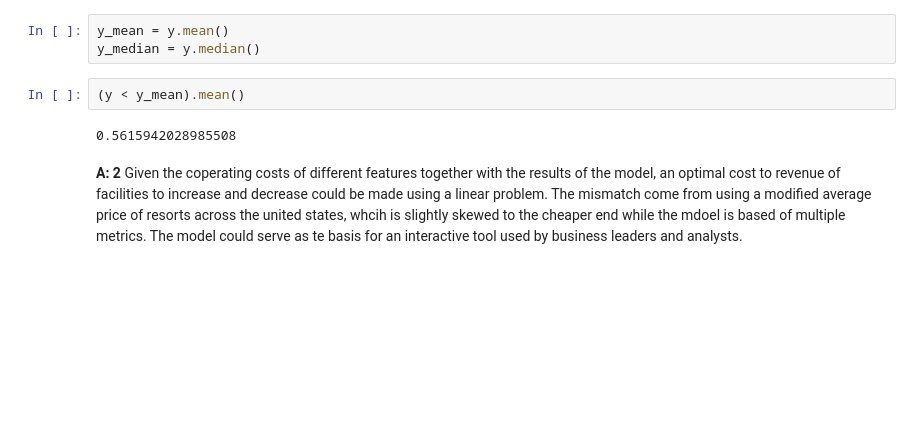
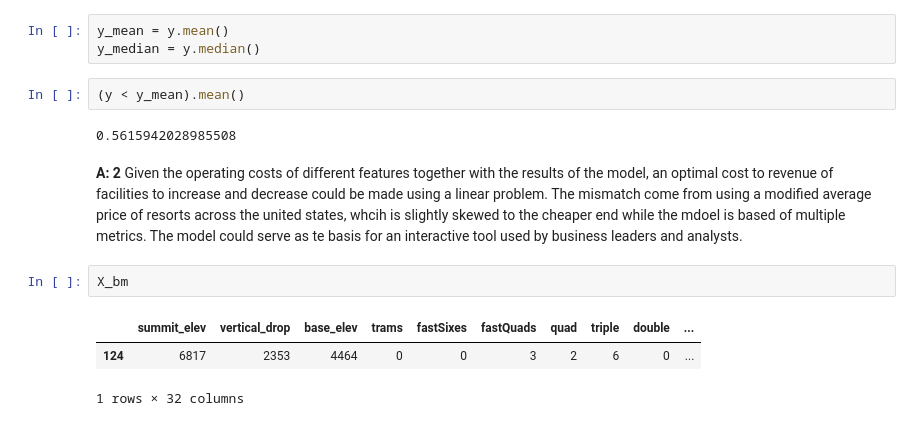
Before and after one commit to JacWerCode/DataScienceGuidedCapstone, a Jupyter notebook: Notebooks/05_modeling.ipynb, the cells around one changed output. Drawn from its saved outputs; the diff is of its cells as text; blank space fills up the shorter version.

```diff
--- a/Notebooks/05_modeling.ipynb
+++ b/Notebooks/05_modeling.ipynb
@@ -448,4 +436,10 @@ y_median = y.median()
 # %% [output]
 0.5615942028985508
 # %% [markdown]
-**A: 2** Given the coperating costs of different features together with the results of the model, an optimal cost to revenue of facilities to increase and decrease could be made using a linear problem. The mismatch come from using a modified average price of resorts across the united states, whcih is slightly skewed to the cheaper end while the mdoel is based of multiple metrics. The model could serve as te basis for an interactive tool used by business leaders and analysts.
+**A: 2** Given the operating costs of different features together with the results of the model, an optimal cost to revenue of facilities to increase and decrease could be made using a linear problem. The mismatch come from using a modified average price of resorts across the united states, whcih is slightly skewed to the cheaper end while the mdoel is based of multiple metrics. The model could serve as te basis for an interactive tool used by business leaders and analysts.
+# %%
+X_bm
+# %% [output]
+|  | summit_elev | vertical_drop | base_elev | trams | fastSixes | fastQuads | quad | triple | double | ... |
+| 124 | 6817 | 2353 | 4464 | 0 | 0 | 3 | 2 | 6 | 0 | ... |
+1 rows × 32 columns
```
Also changed, not shown: parts of 2 cells of this notebook, 4 other files.
